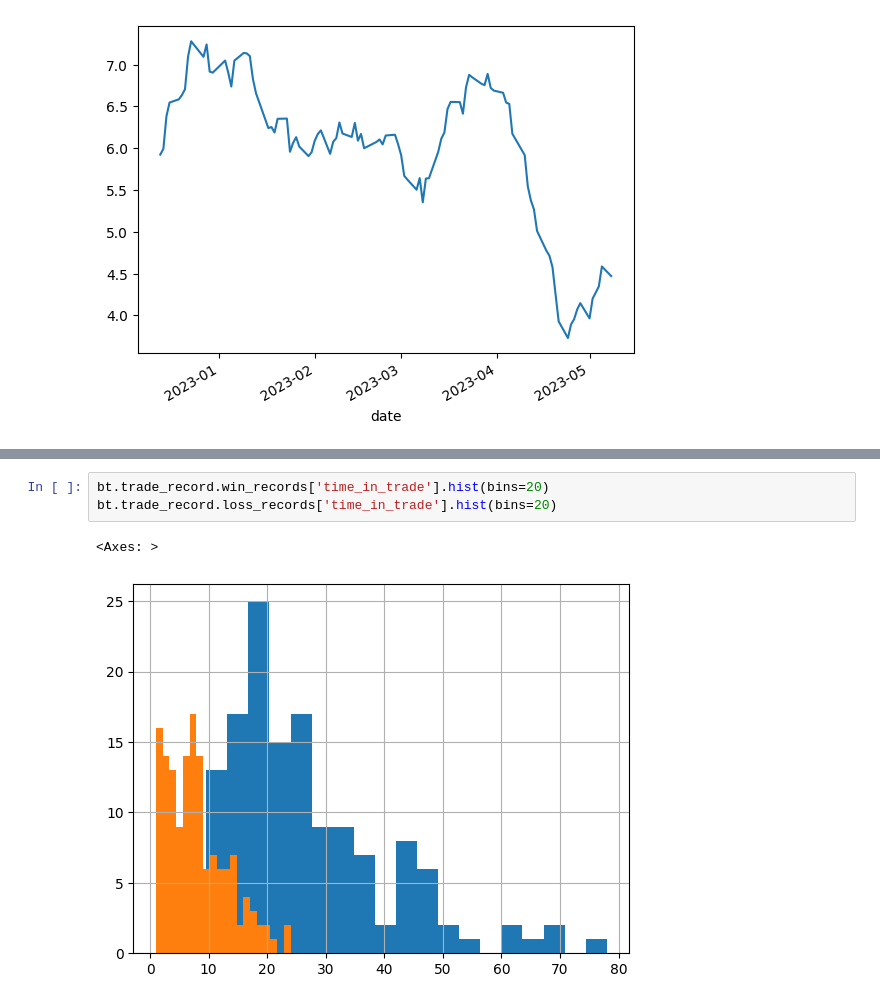
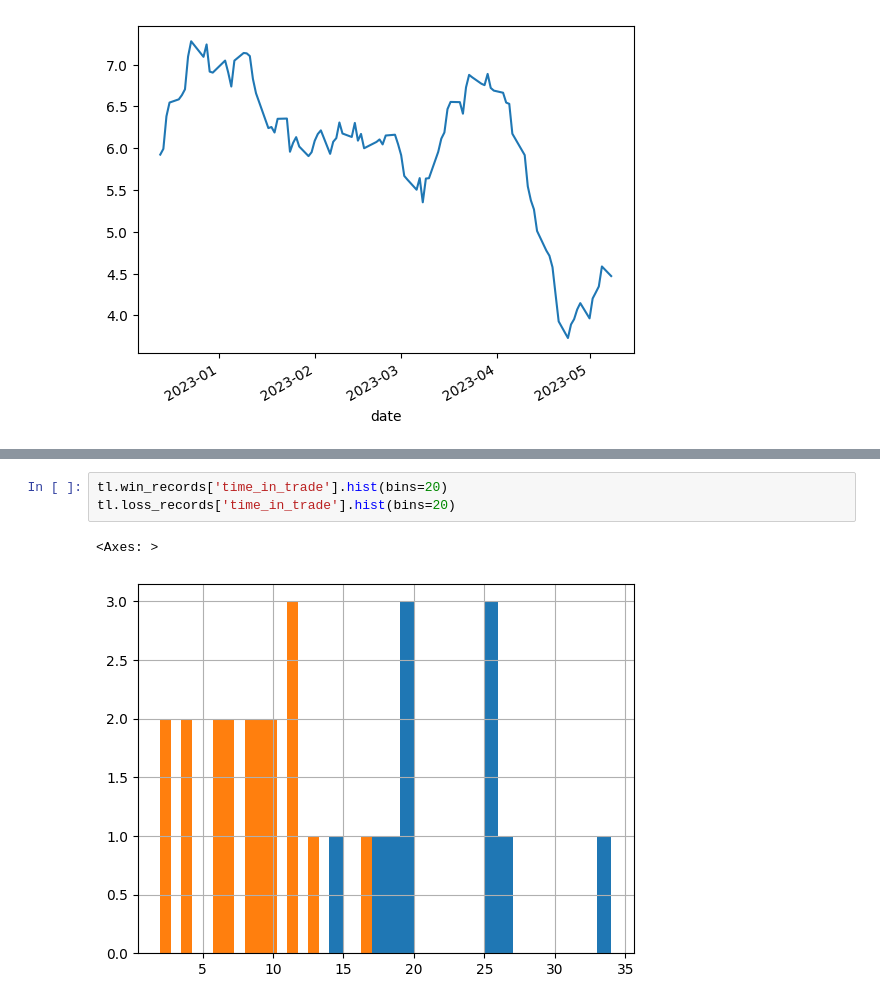
Before and after one commit to ag3nt3154/simple_backtester, a Jupyter notebook: testing.ipynb, the cells around one changed output, grey strips where cells are left out. Drawn from its saved outputs; the diff is of its cells as text.

```diff
--- a/testing.ipynb
+++ b/testing.ipynb
@@ -183,7 +294,7 @@ bt.trade_record.plot_graphs()
 # %%
-bt.trade_record.win_records['time_in_trade'].hist(bins=20)
-bt.trade_record.loss_records['time_in_trade'].hist(bins=20)
+tl.win_records['time_in_trade'].hist(bins=20)
+tl.loss_records['time_in_trade'].hist(bins=20)
 # %% [output]
 <Axes: >
-[figure, old version]
+[figure, new version]
 # %%
```
Also changed, not shown: parts of 11 cells of this notebook, 2 other files.
